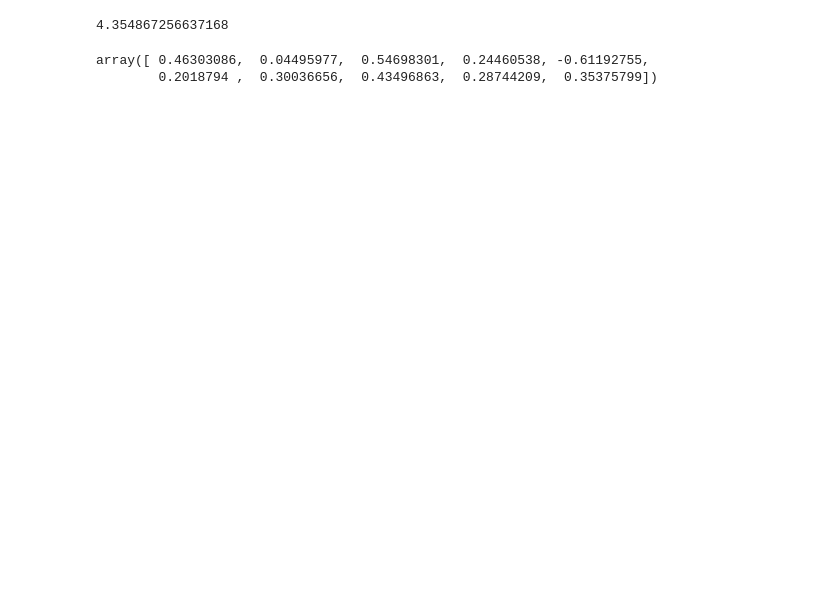
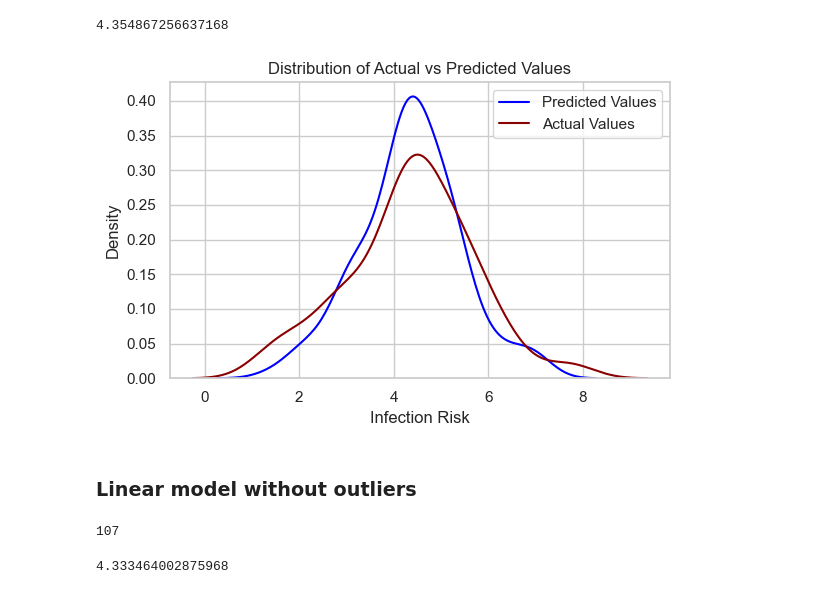
Before and after one commit to DaviGiordano/modeling-risk-infection, a Jupyter notebook: linear_regression.ipynb, the cells around one changed output. Drawn from its saved outputs; the diff is of its cells as text; code cells hidden in the pictures; blank space fills up the shorter version.

Commit message:
Move LR to specific file and correct errors

```diff
--- a/linear_regression.ipynb
+++ b/linear_regression.ipynb
@@ -62 +26,38 @@ linReg = LinearRegression().fit(X, Y)
+# %%
+df = import_dataset("data/dataset.txt", column_names)
+df = transform_variables(df, columns_to_dummify, columns_to_apply_ln)
+X, y = pop_variable(df, target_variable)
+X = convert_to_float(X)
+y = convert_to_float(y)
+X = normalize_dataset(X)
+df_to_fit = pd.concat([X, y], axis=1)
+# %%
+
+def apply_linear_regression_complete(df: pd.DataFrame, target: str) -> tuple:
+    """
+    Fits a Linear Regression model to the provided dataframe on the specified target variable.
+
+    Parameters:
+    df : pd.DataFrame
+        The dataframe containing the dataset with features and target variable.
+    target : str
+        The name of the target variable in the dataframe.
+
+    Returns:
+    tuple
+        A tuple containing the true values and the predicted values by the model.
+    """
+    if target not in df.columns:
+        raise ValueError(f"Target column '{target}' not found in the dataframe.")
+
+    y = df[target]
+    x = df.drop(columns=[target])
+    # x_train, x_test, y_train, y_test = train_test_split(x, y, test_size=0.2, random_state=42)
+    LR = LinearRegression()
+    LR.fit(x, y)
+    y_prediction = LR.predict(x)
+
+    return y, y_prediction, LR
+# %%
+y_test, y_prediction, LR = apply_linear_regression_complete(df_to_fit, 'infection_risk')
 # %%
@@ -64,7 +65,2 @@ linReg.intercept_
 # %% [output]
 4.354867256637168
-# %%
-linReg.coef_
-# %% [output]
-array([ 0.46303086,  0.04495977,  0.54698301,  0.24460538, -0.61192755,
-        0.2018794 ,  0.30036656,  0.43496863,  0.28744209,  0.35375799])
@@ -70,0 +70,6 @@ array([ 0.46303086,  0.04495977,  0.54698301,  0.24460538, -0.61192755,
+# %%
+plot_distribution_actual_predicted(y_test, y_prediction)
+# %% [output]
+[figure, added]
+# %% [markdown]
+### Linear model without outliers
@@ -70,0 +84,6 @@ array([ 0.46303086,  0.04495977,  0.54698301,  0.24460538, -0.61192755,
+# %%
+indexes_to_drop = [40, 93, 107, 53, 13, 54]
+df_to_fit.drop(index=indexes_to_drop, inplace=True)
+len(df_to_fit)
+# %% [output]
+107
@@ -70,0 +92,4 @@ array([ 0.46303086,  0.04495977,  0.54698301,  0.24460538, -0.61192755,
+# %%
+LR.intercept_
+# %% [output]
+4.333464002875968
```
Also changed, not shown: parts of 16 cells of this notebook, 1 other file.
